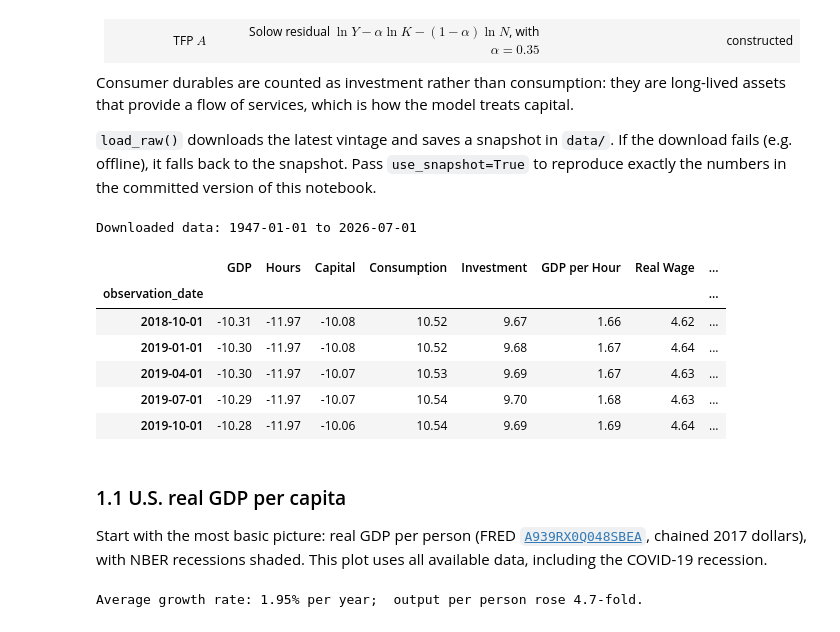
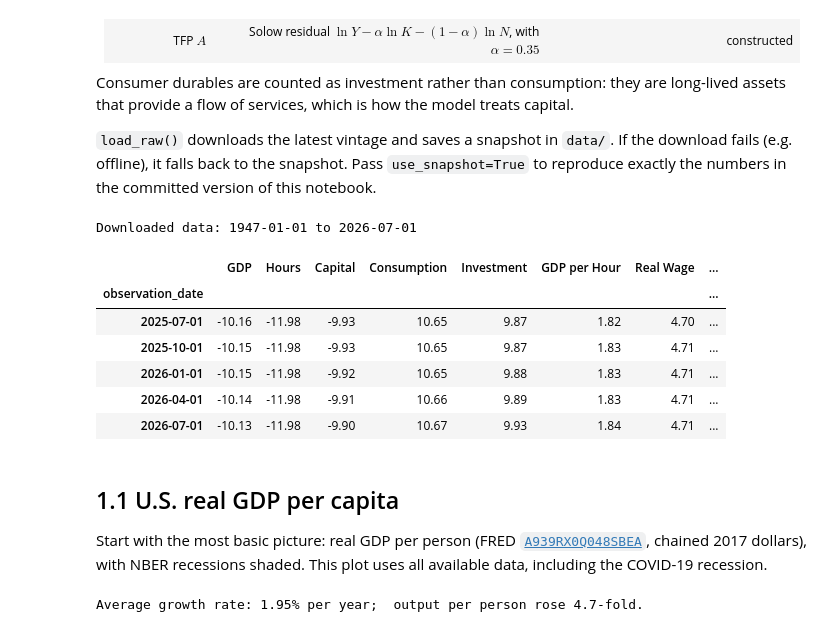
Before and after one commit to johanneswieland/RBC, a Jupyter notebook: lectures/01_business_cycle_facts.ipynb, the cells around one changed output. Saved outputs shown, nothing was run; the diff lists cells and outputs as text; code cells hidden in the pictures.

```diff
--- a/lectures/01_business_cycle_facts.ipynb
+++ b/lectures/01_business_cycle_facts.ipynb
@@ -62,24 +61,24 @@ Consumer durables are counted as investment rather than consumption: they are lo
 
 `load_raw()` downloads the latest vintage and saves a snapshot in `data/`. If the download fails (e.g. offline), it falls back to the snapshot. Pass `use_snapshot=True` to reproduce exactly the numbers in the committed version of this notebook.
 # %%
-# Sample. The default ends in 2019 to keep the COVID-19 quarters out;
-# try END = "2020-12-31" or None (latest data) and see what changes.
-START, END = "1947-01-01", "2019-12-31"
+# Sample.
+# try END = "2019-12-31" or None (latest data) and see what changes.
+START, END = "1947-01-01", None
 
 raw = bcdata.load_raw()
 levels = bcdata.build_series(raw.loc[START:END])
 levels.tail()
 # %% [output]
 Downloaded data: 1947-01-01 to 2026-07-01
 |  | GDP | Hours | Capital | Consumption | Investment | GDP per Hour | Real Wage | ... |
 | observation_date |  |  |  |  |  |  |  | ... |
-| 2018-10-01 | -10.31 | -11.97 | -10.08 | 10.52 | 9.67 | 1.66 | 4.62 | ... |
-| 2019-01-01 | -10.30 | -11.97 | -10.08 | 10.52 | 9.68 | 1.67 | 4.64 | ... |
-| 2019-04-01 | -10.30 | -11.97 | -10.07 | 10.53 | 9.69 | 1.67 | 4.63 | ... |
-| 2019-07-01 | -10.29 | -11.97 | -10.07 | 10.54 | 9.70 | 1.68 | 4.63 | ... |
-| 2019-10-01 | -10.28 | -11.97 | -10.06 | 10.54 | 9.69 | 1.69 | 4.64 | ... |
+| 2025-07-01 | -10.16 | -11.98 | -9.93 | 10.65 | 9.87 | 1.82 | 4.70 | ... |
+| 2025-10-01 | -10.15 | -11.98 | -9.93 | 10.65 | 9.87 | 1.83 | 4.71 | ... |
+| 2026-01-01 | -10.15 | -11.98 | -9.92 | 10.65 | 9.88 | 1.83 | 4.71 | ... |
+| 2026-04-01 | -10.14 | -11.98 | -9.91 | 10.66 | 9.89 | 1.83 | 4.71 | ... |
+| 2026-07-01 | -10.13 | -11.98 | -9.90 | 10.67 | 9.93 | 1.84 | 4.71 | ... |
 # %% [markdown]
-### 1.1 U.S. real GDP per capita
+## 1.1 U.S. real GDP per capita
 
 Start with the most basic picture: real GDP per person (FRED [`A939RX0Q048SBEA`](https://fred.stlouisfed.org/series/A939RX0Q048SBEA), chained 2017 dollars), with NBER recessions shaded. This plot uses all available data, including the COVID-19 recession.
 # %%
```
Also changed, not shown: parts of 18 cells of this notebook, 2 other files.
